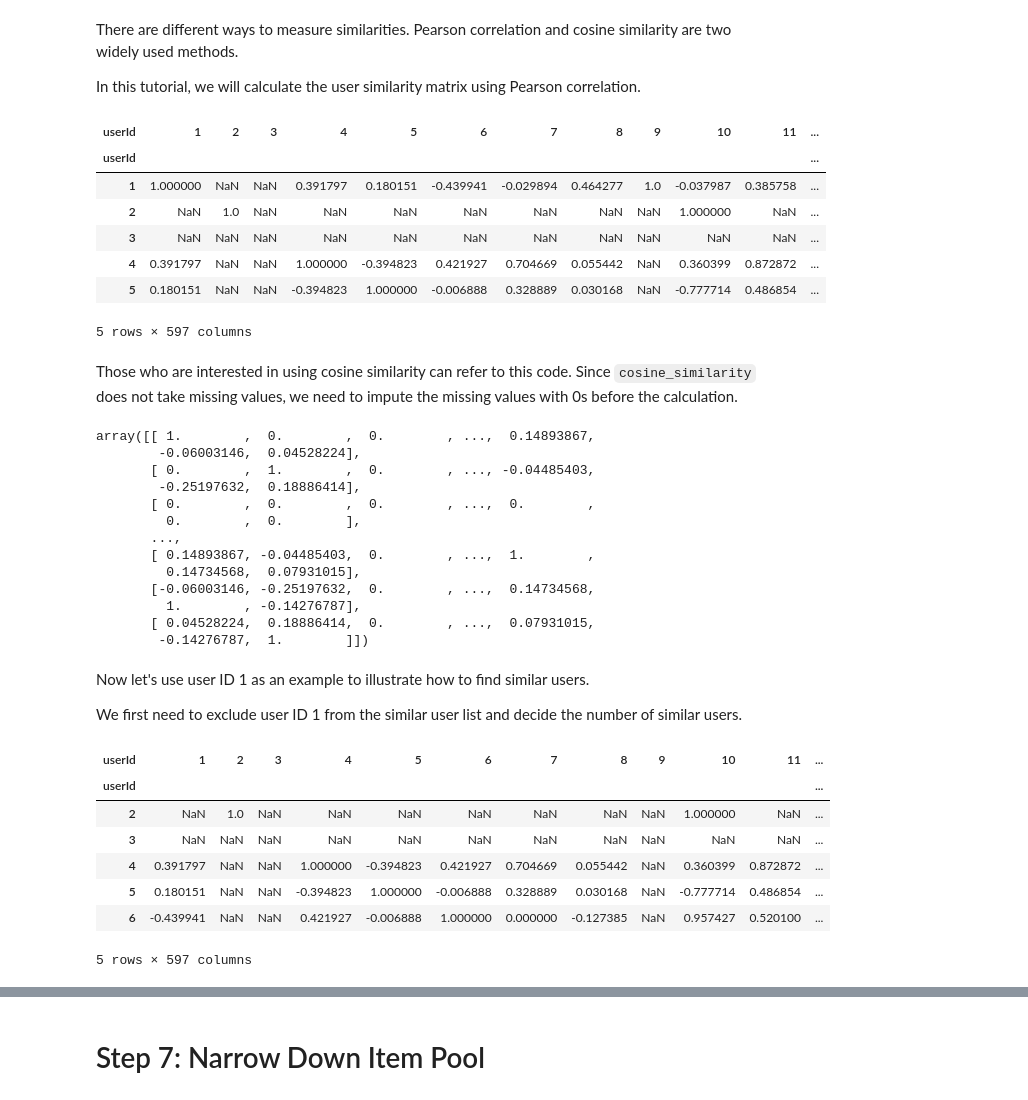
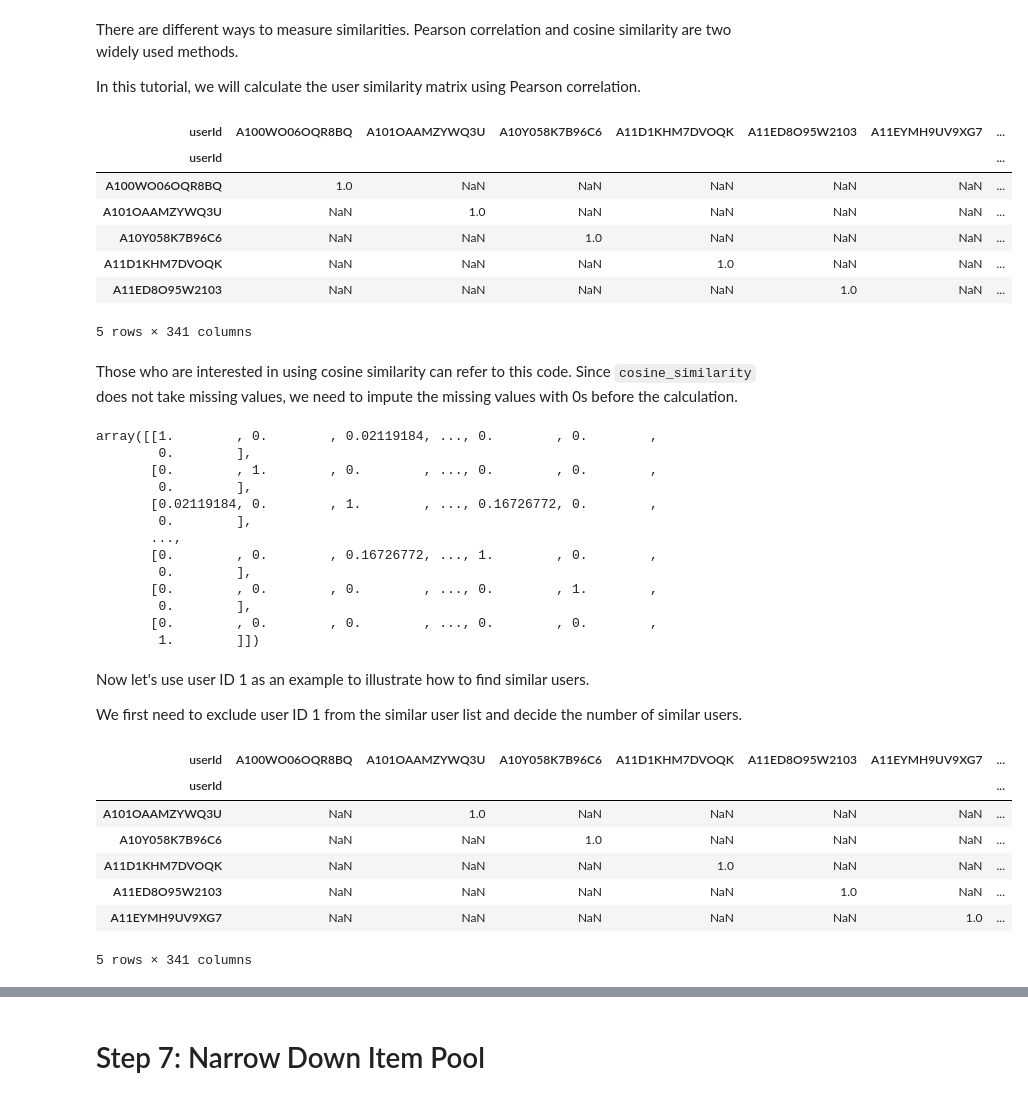
Before and after one commit to Maher1410/Medical_Draft, a Jupyter notebook: RS01_Recommendation_System_User_Based_Collaborative_Filtering(original).ipynb, the cells around one changed output, grey strips where cells are left out. Saved outputs shown, nothing was run; the diff lists cells and outputs as text; code cells hidden in the pictures.

```diff
--- a/RS01_Recommendation_System_User_Based_Collaborative_Filtering(original).ipynb
+++ b/RS01_Recommendation_System_User_Based_Collaborative_Filtering(original).ipynb
@@ -92,6 +62,6 @@ Now let's read in the rating data.
 # %%
 # Read in data
-ratings=pd.read_csv('ml-latest-small/ratings.csv')
+ratings=pd.read_excel('C:\\Users\\DELL 5540\\Desktop\\ass\\ratings_Electronics.xlsx')
 
 # Take a look at the data
 ratings.head()
@@ -162,6 +117,6 @@ Using 'movieID' as the matching key, we appended movie information to the rating
 # %%
-# Merge ratings and movies datasets
-df = pd.merge(ratings, movies, on='movieId', how='inner')
+# Define df to be the same as ratings
+df = ratings
 
 # Take a look at the data
 df.head()
@@ -287,0 +236,8 @@ matrix.head()
+# %%
+# Filter users with more than a specified number of ratings
+user_counts = df['userId'].value_counts()
+filtered_users = user_counts[user_counts > 20].index  # Adjust threshold as needed
+df_filtered = df[df['userId'].isin(filtered_users)]
+
+# Create the user-item matrix from the filtered DataFrame
+matrix = df_filtered.pivot_table(index='userId', columns='productId', values='rating')
@@ -315,14 +282,14 @@ In this tutorial, we will calculate the user similarity matrix using Pearson cor
 user_similarity = matrix_norm.T.corr()
 user_similarity.head()
 # %% [output]
-| userId | 1 | 2 | 3 | 4 | 5 | 6 | 7 | 8 | 9 | 10 | 11 | ... |
-| userId |  |  |  |  |  |  |  |  |  |  |  | ... |
-| 1 | 1.000000 | NaN | NaN | 0.391797 | 0.180151 | -0.439941 | -0.029894 | 0.464277 | 1.0 | -0.037987 | 0.385758 | ... |
-| 2 | NaN | 1.0 | NaN | NaN | NaN | NaN | NaN | NaN | NaN | 1.000000 | NaN | ... |
-| 3 | NaN | NaN | NaN | NaN | NaN | NaN | NaN | NaN | NaN | NaN | NaN | ... |
-| 4 | 0.391797 | NaN | NaN | 1.000000 | -0.394823 | 0.421927 | 0.704669 | 0.055442 | NaN | 0.360399 | 0.872872 | ... |
-| 5 | 0.180151 | NaN | NaN | -0.394823 | 1.000000 | -0.006888 | 0.328889 | 0.030168 | NaN | -0.777714 | 0.486854 | ... |
+| userId | A100WO06OQR8BQ | A101OAAMZYWQ3U | A10Y058K7B96C6 | A11D1KHM7DVOQK | A11ED8O95W2103 | A11EYMH9UV9XG7 | ... |
+| userId |  |  |  |  |  |  | ... |
+| A100WO06OQR8BQ | 1.0 | NaN | NaN | NaN | NaN | NaN | ... |
+| A101OAAMZYWQ3U | NaN | 1.0 | NaN | NaN | NaN | NaN | ... |
+| A10Y058K7B96C6 | NaN | NaN | 1.0 | NaN | NaN | NaN | ... |
+| A11D1KHM7DVOQK | NaN | NaN | NaN | 1.0 | NaN | NaN | ... |
+| A11ED8O95W2103 | NaN | NaN | NaN | NaN | 1.0 | NaN | ... |
-5 rows × 597 columns
+5 rows × 341 columns
 # %% [markdown]
 Those who are interested in using cosine similarity can refer to this code. Since `cosine_similarity` does not take missing values, we need to impute the missing values with 0s before the calculation.
 # %%
@@ -330,39 +297,39 @@ Those who are interested in using cosine similarity can refer to this code. Sinc
 user_similarity_cosine = cosine_similarity(matrix_norm.fillna(0))
 user_similarity_cosine
 # %% [output]
-array([[ 1.        ,  0.        ,  0.        , ...,  0.14893867,
-        -0.06003146,  0.04528224],
-       [ 0.        ,  1.        ,  0.        , ..., -0.04485403,
-        -0.25197632,  0.18886414],
-       [ 0.        ,  0.        ,  0.        , ...,  0.        ,
-         0.        ,  0.        ],
+array([[1.        , 0.        , 0.02119184, ..., 0.        , 0.        ,
+        0.        ],
+       [0.        , 1.        , 0.        , ..., 0.        , 0.        ,
+        0.        ],
+       [0.02119184, 0.        , 1.        , ..., 0.16726772, 0.        ,
+        0.        ],
        ...,
-       [ 0.14893867, -0.04485403,  0.        , ...,  1.        ,
-         0.14734568,  0.07931015],
-       [-0.06003146, -0.25197632,  0.        , ...,  0.14734568,
-         1.        , -0.14276787],
-       [ 0.04528224,  0.18886414,  0.        , ...,  0.07931015,
-        -0.14276787,  1.        ]])
+       [0.        , 0.        , 0.16726772, ..., 1.        , 0.        ,
+        0.        ],
+       [0.        , 0.        , 0.        , ..., 0.        , 1.        ,
+        0.        ],
+       [0.        , 0.        , 0.        , ..., 0.        , 0.        ,
+        1.        ]])
 # %% [markdown]
 Now let's use user ID 1 as an example to illustrate how to find similar users.
 
 We first need to exclude user ID 1 from the similar user list and decide the number of similar users.
 # %%
 # Pick a user ID
-picked_userid = 1
+picked_userid = 'A100WO06OQR8BQ'
 
 # Remove picked user ID from the candidate list
 user_similarity.drop(index=picked_userid, inplace=True)
 
 # Take a look at the data
 user_similarity.head()
 # %% [output]
-| userId | 1 | 2 | 3 | 4 | 5 | 6 | 7 | 8 | 9 | 10 | 11 | ... |
-| userId |  |  |  |  |  |  |  |  |  |  |  | ... |
-| 2 | NaN | 1.0 | NaN | NaN | NaN | NaN | NaN | NaN | NaN | 1.000000 | NaN | ... |
-| 3 | NaN | NaN | NaN | NaN | NaN | NaN | NaN | NaN | NaN | NaN | NaN | ... |
-| 4 | 0.391797 | NaN | NaN | 1.000000 | -0.394823 | 0.421927 | 0.704669 | 0.055442 | NaN | 0.360399 | 0.872872 | ... |
-| 5 | 0.180151 | NaN | NaN | -0.394823 | 1.000000 | -0.006888 | 0.328889 | 0.030168 | NaN | -0.777714 | 0.486854 | ... |
-| 6 | -0.439941 | NaN | NaN | 0.421927 | -0.006888 | 1.000000 | 0.000000 | -0.127385 | NaN | 0.957427 | 0.520100 | ... |
+| userId | A100WO06OQR8BQ | A101OAAMZYWQ3U | A10Y058K7B96C6 | A11D1KHM7DVOQK | A11ED8O95W2103 | A11EYMH9UV9XG7 | ... |
+| userId |  |  |  |  |  |  | ... |
+| A101OAAMZYWQ3U | NaN | 1.0 | NaN | NaN | NaN | NaN | ... |
+| A10Y058K7B96C6 | NaN | NaN | 1.0 | NaN | NaN | NaN | ... |
+| A11D1KHM7DVOQK | NaN | NaN | NaN | 1.0 | NaN | NaN | ... |
+| A11ED8O95W2103 | NaN | NaN | NaN | NaN | 1.0 | NaN | ... |
+| A11EYMH9UV9XG7 | NaN | NaN | NaN | NaN | NaN | 1.0 | ... |
-5 rows × 597 columns
+5 rows × 341 columns
 # %% [markdown]
```
Also changed, not shown: parts of 51 cells of this notebook.
